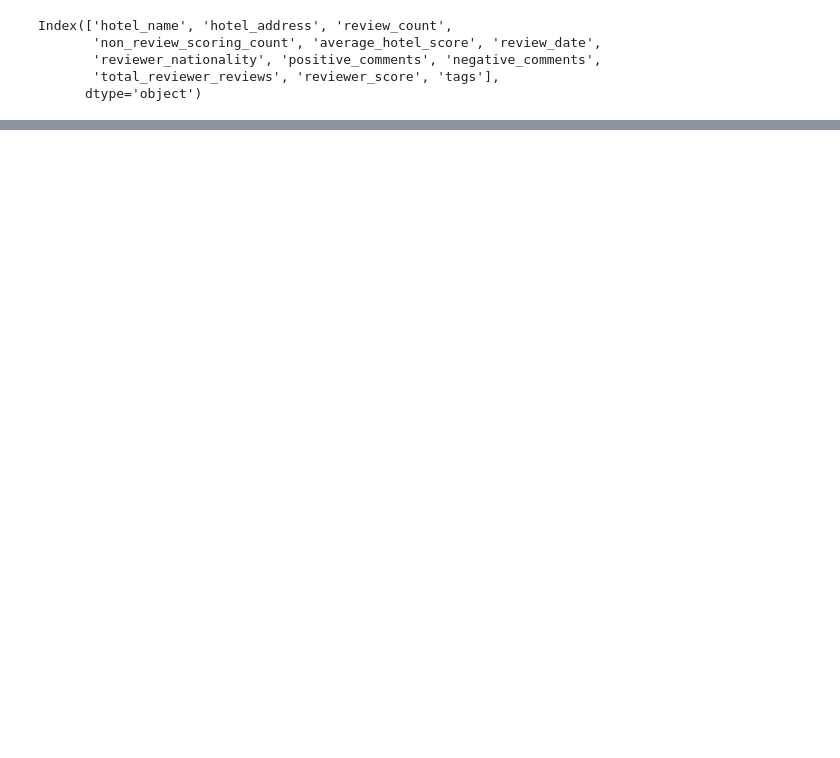
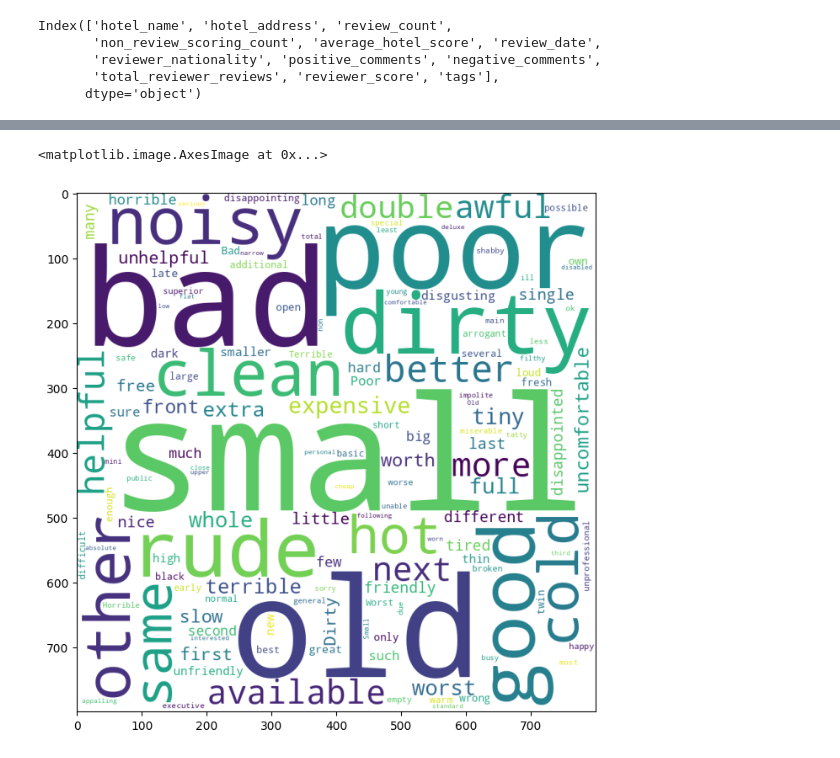
Before and after one commit to Extrieve/TextAna2, a Jupyter notebook: scripts/feature_extraction.ipynb, the cells around one changed output, grey strips where cells are left out. Drawn from its saved outputs; the diff is of its cells as text; code cells hidden in the pictures; blank space fills up the shorter version.

```diff
--- a/scripts/feature_extraction.ipynb
+++ b/scripts/feature_extraction.ipynb
@@ -67,0 +95,19 @@ KeyboardInterrupt:
+# %%
+negative_features = dict()
+# iterate through the positive reviews and extract the features from column positive_comments
+for index, row in df_neg_sample.iterrows():
+    negative = row['negative_comments']
+    doc = nlp(negative)
+    # if pos is noun, or adjective add it to the dictionary
+    for token in doc:
+        # if token.pos_ == 'NOUN' or token.pos_ == 'ADJ':
+        if token.pos_ == 'ADJ':
+            if token.text in negative_features:
+                negative_features[token.text] += 1
+            else:
+                negative_features[token.text] = 1
+
+# sort the dictionary by the values
+negative_sorted = sorted(negative_features.items(),
+                         key=lambda x: x[1], reverse=True)
+negative_sorted
@@ -67,0 +143,9 @@ KeyboardInterrupt:
+# %%
+# make a word cloud for positive features
+wordcloud = WordCloud(width=800, height=800, background_color='white',
+                      min_font_size=10).generate_from_frequencies(negative_features)
+plt.figure(figsize=(8, 8), facecolor=None)
+plt.imshow(wordcloud)
+# %% [output]
+<matplotlib.image.AxesImage at 0x...>
+[figure, added]
```
Also changed, not shown: parts of 7 cells of this notebook.
